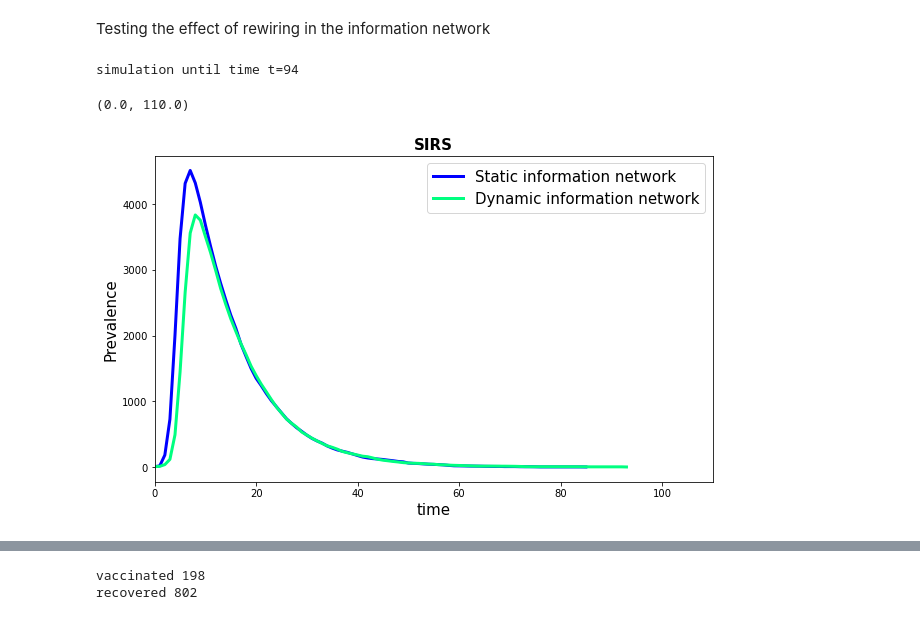
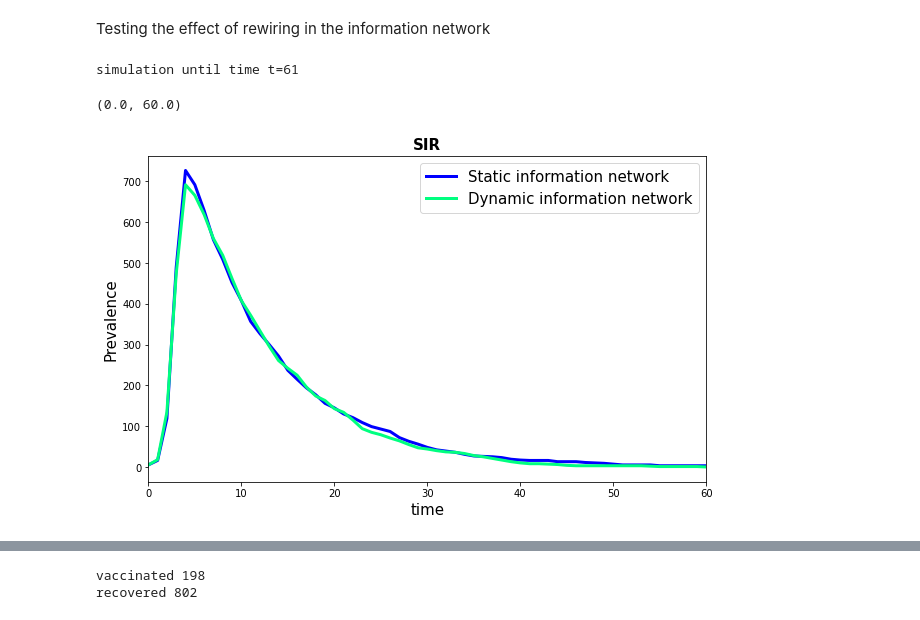
Before and after one commit to michelemcrudele/LDE-Project, a Jupyter notebook: notebook.ipynb, the cells around one changed output, grey strips where cells are left out. Saved outputs shown, nothing was run; the diff lists cells and outputs as text; code cells hidden in the pictures.

```diff
--- a/notebook.ipynb
+++ b/notebook.ipynb
@@ -11,18 +11,17 @@ import pandas as pd
 # %% [markdown]
 Testing the effect of rewiring in the information network
 # %%
-N = 10000 # number of nodes
-ave_degree = 15
+N = 1000 # number of nodes
+ave_degree = 30
 p = ave_degree / N  # edge probability
 initial_infecteds = np.random.choice(np.arange(N), size=5, replace=False)
-initial_no_vax = np.arange(100,105)
+initial_no_vax = np.arange(100, 300)
 #initial_no_vax = 300
-
 
 mu = 0.1       # recovery rate
 beta = 0.15    # infection rate
 pro = 0.      # rate of classical media influence on people
-pol = 0.2      # propensity of opinion polarization
+pol = 0.55      # propensity of opinion polarization
 p_sym = 0.     # prob for an infected person to have severe symptoms
 r = 0.1        # rate of vaccination for PV
 #gamma = 0.5
@@ -38,20 +37,20 @@ G_info_dynamic = G_info_static.copy()
 sim_static = SIR_net_adaptive(G_phys, G_info_static, beta=beta, mu=mu, r=r, pro=pro, pol=pol, p_sym=p_sym, initial_infecteds=initial_infecteds, rewiring=False)
 sim_dynamic = SIR_net_adaptive(G_phys, G_info_dynamic, beta=beta, mu=mu, r=r, pro=pro, pol=pol, p_sym=p_sym, initial_infecteds=initial_infecteds)
 # %% [output]
-simulation until time t=94
+simulation until time t=61
 # %%
 colors = cm.get_cmap('winter', 2)
 fig, ax = plt.subplots(nrows=1,ncols=1,figsize=(10,6))
 ax.plot(sim_static[0], sim_static[2], lw=3, c=colors(0), label= "Static information network", alpha=1)
 ax.plot(sim_dynamic[0], sim_dynamic[2], lw=3, c=colors(1), label= "Dynamic information network", alpha=1)
-ax.set_title('SIRS', fontweight='bold', size=15)
+ax.set_title('SIR', fontweight='bold', size=15)
 ax.legend(fontsize=15)
 ax.set_ylabel("Prevalence", size=15)
 ax.set_xlabel("time", size=15)
-ax.set_xlim(0, 110)
+ax.set_xlim(0, 60)
 # %% [output]
-(0.0, 110.0)
+(0.0, 60.0)
-[figure, old version]
+[figure, new version]
 # %%
 print('infoNET clustering coefficients:')
 print('static:', nx.algorithms.cluster.average_clustering(G_info_static))
```
Also changed, not shown: parts of 5 cells of this notebook, 1 other file.
